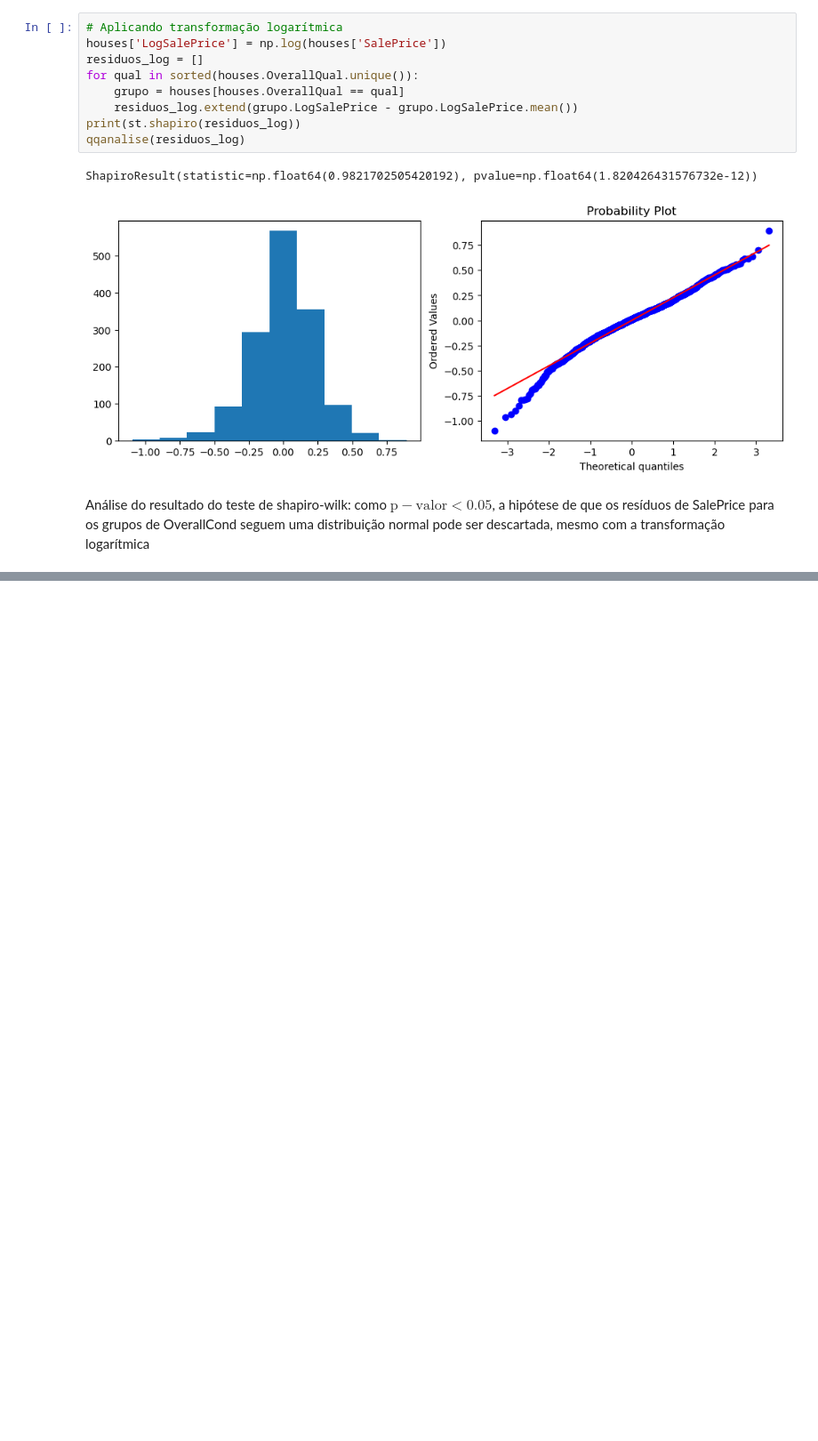
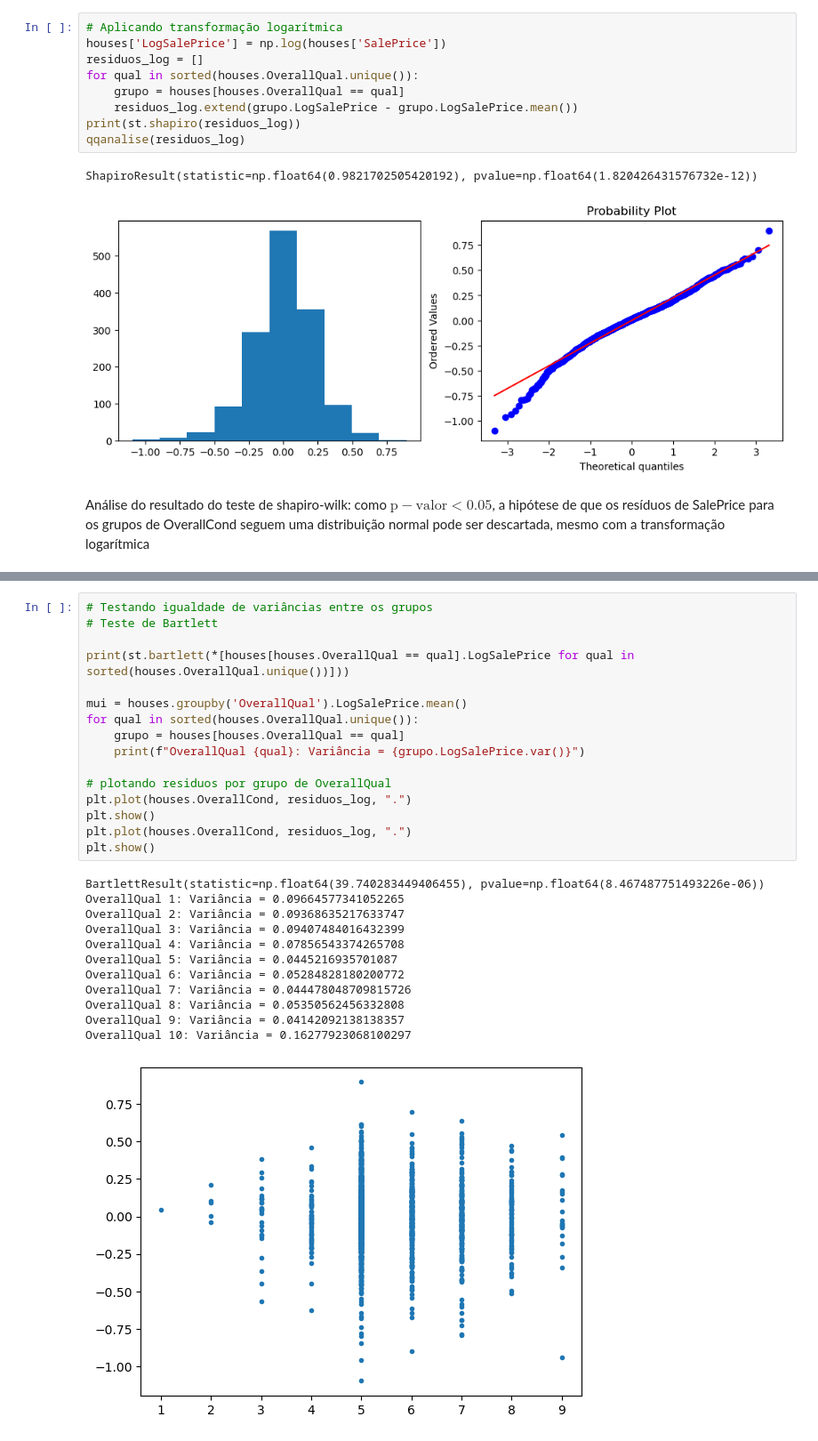
Before and after one commit to mariribeiro257/estat-exame-B, a Jupyter notebook: hypothesis_testes_2.ipynb, the cells around one changed output, grey strips where cells are left out. Shown at 89% size. Cells and saved outputs as stored; diff of their text form; blank space fills up the shorter version.

Commit message:
mais testes ta dando tudo errrado socorro

```diff
--- a/hypothesis_testes_2.ipynb
+++ b/hypothesis_testes_2.ipynb
@@ -96,0 +108,29 @@ Análise do resultado do teste de shapiro-wilk: como $\mathrm{p-valor} < 0.05$,
+# %%
+# Testando igualdade de variâncias entre os grupos
+# Teste de Bartlett
+
+print(st.bartlett(*[houses[houses.OverallQual == qual].LogSalePrice for qual in sorted(houses.OverallQual.unique())]))
+
+mui = houses.groupby('OverallQual').LogSalePrice.mean()
+for qual in sorted(houses.OverallQual.unique()):
+    grupo = houses[houses.OverallQual == qual]
+    print(f"OverallQual {qual}: Variância = {grupo.LogSalePrice.var()}")
+
+# plotando residuos por grupo de OverallQual
+plt.plot(houses.OverallCond, residuos_log, ".")
+plt.show()
+plt.plot(houses.OverallCond, residuos_log, ".")
+plt.show()
+# %% [output]
+BartlettResult(statistic=np.float64(39.740283449406455), pvalue=np.float64(8.467487751493226e-06))
+OverallQual 1: Variância = 0.09664577341052265
+OverallQual 2: Variância = 0.09368635217633747
+OverallQual 3: Variância = 0.09407484016432399
+OverallQual 4: Variância = 0.07856543374265708
+OverallQual 5: Variância = 0.0445216935701087
+OverallQual 6: Variância = 0.05284828180200772
+OverallQual 7: Variância = 0.044478048709815726
+OverallQual 8: Variância = 0.05350562456332808
+OverallQual 9: Variância = 0.04142092138138357
+OverallQual 10: Variância = 0.16277923068100297
+[figure, added]
```
Also changed, not shown: parts of 2 cells of this notebook.
